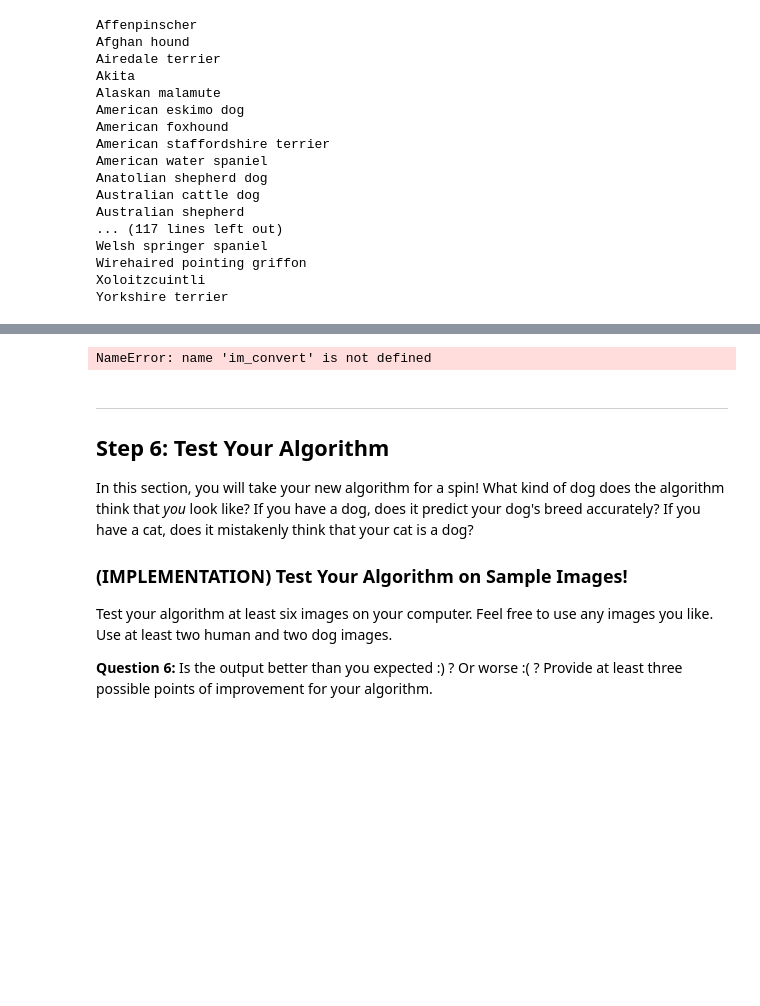
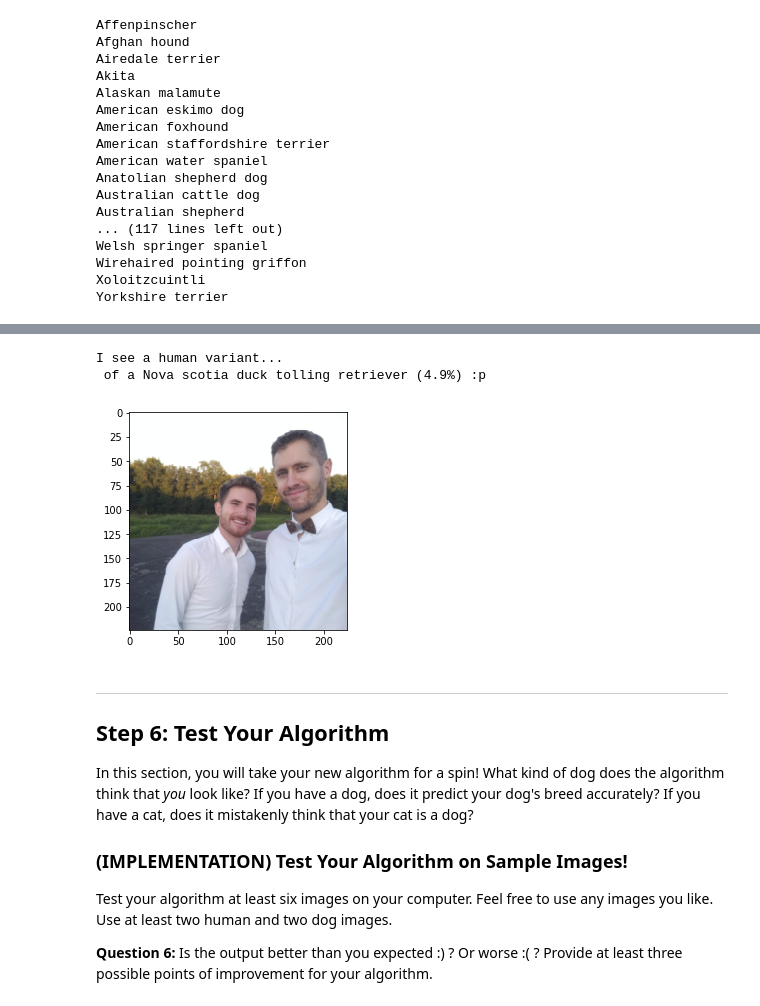
Before and after one commit to jdelhaxhe/deep-learning-v2-pytorch, a Jupyter notebook: project-dog-classification/dog_app.ipynb, the cells around one changed output, grey strips where cells are left out. Cells and saved outputs as stored; diff of their text form; code cells hidden in the pictures; blank space fills up the shorter version.

```diff
--- a/project-dog-classification/dog_app.ipynb
+++ b/project-dog-classification/dog_app.ipynb
@@ -1237,30 +1248,35 @@ Some sample output for our algorithm is provided below, but feel free to design
 # %%
 ### TODO: Write your algorithm.
 ### Feel free to use as many code cells as needed.
 
 def run_app(img_path):
     np.set_printoptions(precision=2)
     out = 0
+    breed = []
+    ps = 0
     ## handle cases for a human face, dog, and neither
-    if (dog_detector(path)):
+    if (dog_detector(img_path)):
         breed, ps = predict_breed_transfer(img_path)
-        print("I see a " + breed + "(" + np.array2string(100 * ps, precision=2) + "%)")
+        answer = "I see a " + breed + "(" + np.array2string(100 * ps, precision=2) + "%)"
         out = 1
-    elif (face_detector(path)):
+    elif (face_detector(img_path)):
         breed, ps = predict_breed_transfer(img_path)
-        print("I see a human variant of a " + breed + "({:2%}) :p".format(ps))
+        answer = "I see a human variant...\n\r of a " + breed + " (" + np.array2string(100 * ps, precision=2) + "%) :p"
         out = 2
     else:
-        print("There's nothing here... :(")
+        answer = "There's nothing here... :("
 
-    return out
+    return out, breed, ps, answer
 
 im3 = im_convert(load_image(img_path))
 plt.imshow(im3)
 
-run_app(img_path)
+out, breed, ps, answer = run_app(img_path)
+print(answer)
 # %% [output]
-NameError: name 'im_convert' is not defined
+I see a human variant...
+ of a Nova scotia duck tolling retriever (4.9%) :p
+[figure, added]
 # %% [markdown]
 ---
 <a id='step6'></a>
```
Also changed, not shown: parts of 26 cells of this notebook, 1 other file.
